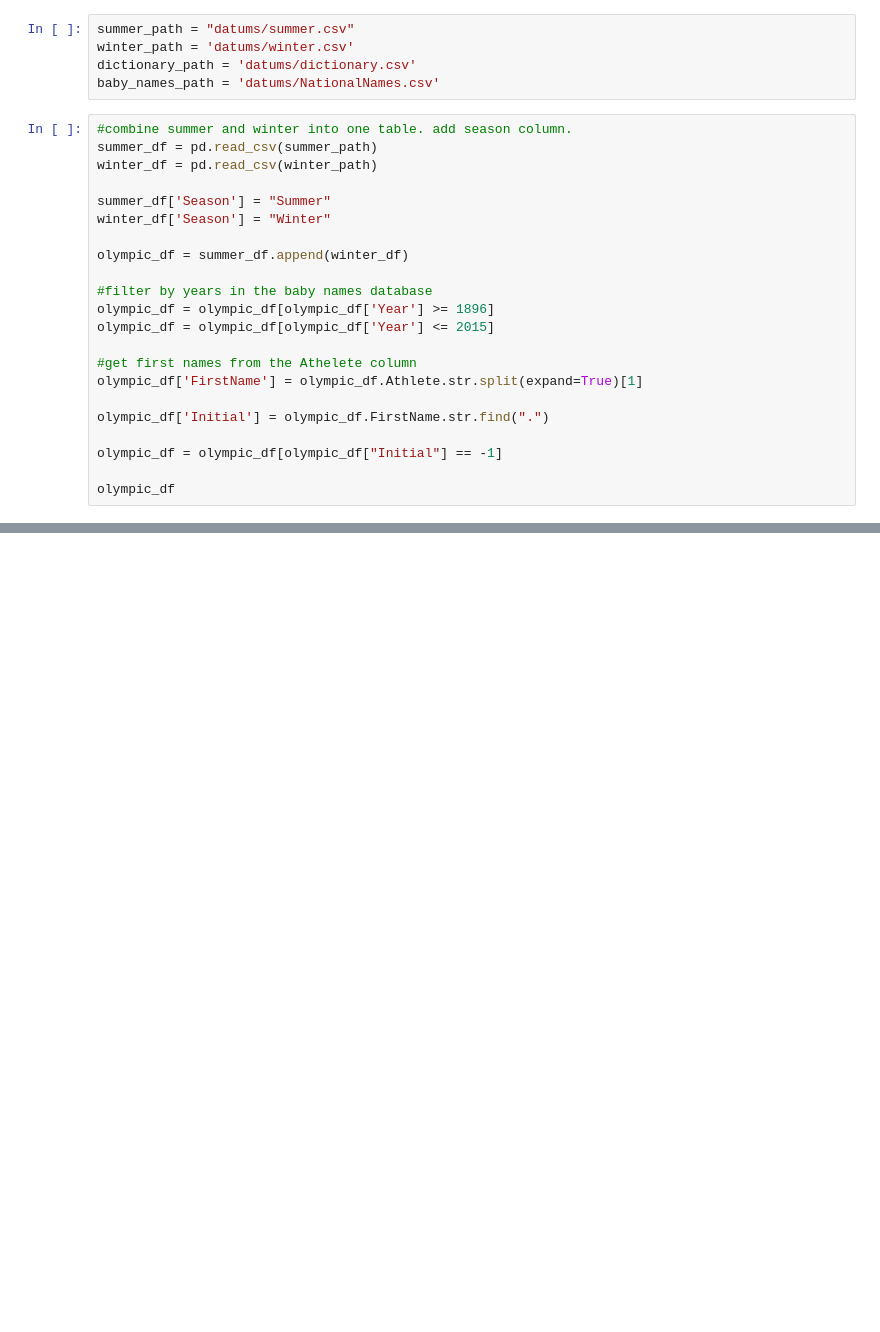
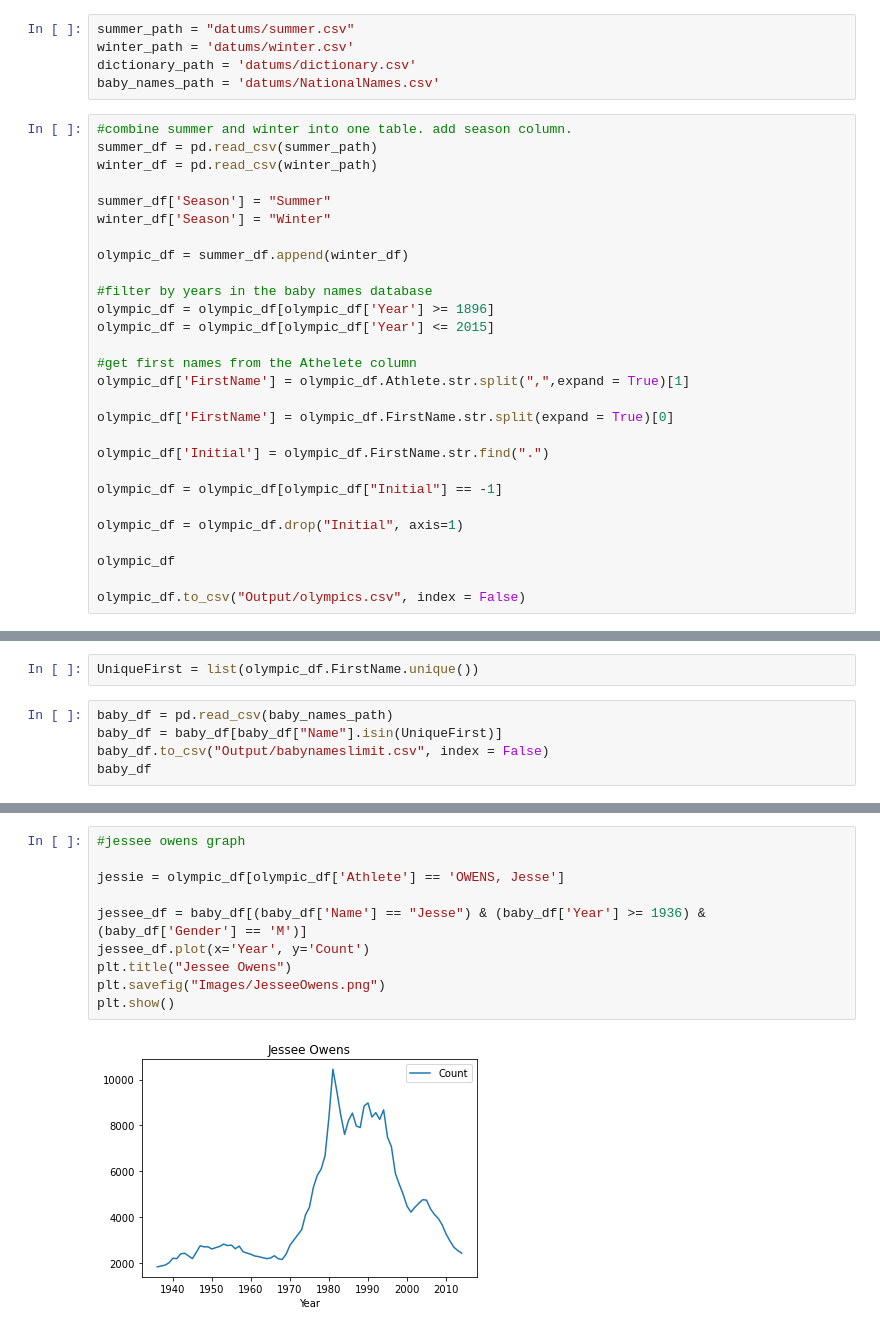
Before and after one commit to Munseaux/olympic-baby-names, a Jupyter notebook: olympic-baby-names.ipynb, the cells around one changed output, grey strips where cells are left out. Drawn from its saved outputs; the diff is of its cells as text; blank space fills up the shorter version.

Commit message:
adding graphs to image files

```diff
--- a/olympic-baby-names.ipynb
+++ b/olympic-baby-names.ipynb
@@ -21,10 +29,16 @@ olympic_df = olympic_df[olympic_df['Year'] >= 1896]
 olympic_df = olympic_df[olympic_df['Year'] <= 2015]
 
 #get first names from the Athelete column
-olympic_df['FirstName'] = olympic_df.Athlete.str.split(expand=True)[1]
+olympic_df['FirstName'] = olympic_df.Athlete.str.split(",",expand = True)[1]
+
+olympic_df['FirstName'] = olympic_df.FirstName.str.split(expand = True)[0]
 
 olympic_df['Initial'] = olympic_df.FirstName.str.find(".")
 
 olympic_df = olympic_df[olympic_df["Initial"] == -1]
 
+olympic_df = olympic_df.drop("Initial", axis=1)
+
 olympic_df
+
+olympic_df.to_csv("Output/olympics.csv", index = False)
@@ -58,0 +45,7 @@ olympic_df
+# %%
+UniqueFirst = list(olympic_df.FirstName.unique())
+# %%
+baby_df = pd.read_csv(baby_names_path)
+baby_df = baby_df[baby_df["Name"].isin(UniqueFirst)]
+baby_df.to_csv("Output/babynameslimit.csv", index = False)
+baby_df
@@ -58,0 +70,12 @@ olympic_df
+# %%
+#jessee owens graph
+
+jessie = olympic_df[olympic_df['Athlete'] == 'OWENS, Jesse']
+
+jessee_df = baby_df[(baby_df['Name'] == "Jesse") & (baby_df['Year'] >= 1936) & (baby_df['Gender'] == 'M')]
+jessee_df.plot(x='Year', y='Count')
+plt.title("Jessee Owens")
+plt.savefig("Images/JesseeOwens.png")
+plt.show()
+# %% [output]
+[figure, added]
```
Also changed, not shown: parts of 13 cells of this notebook, 20 other files.
